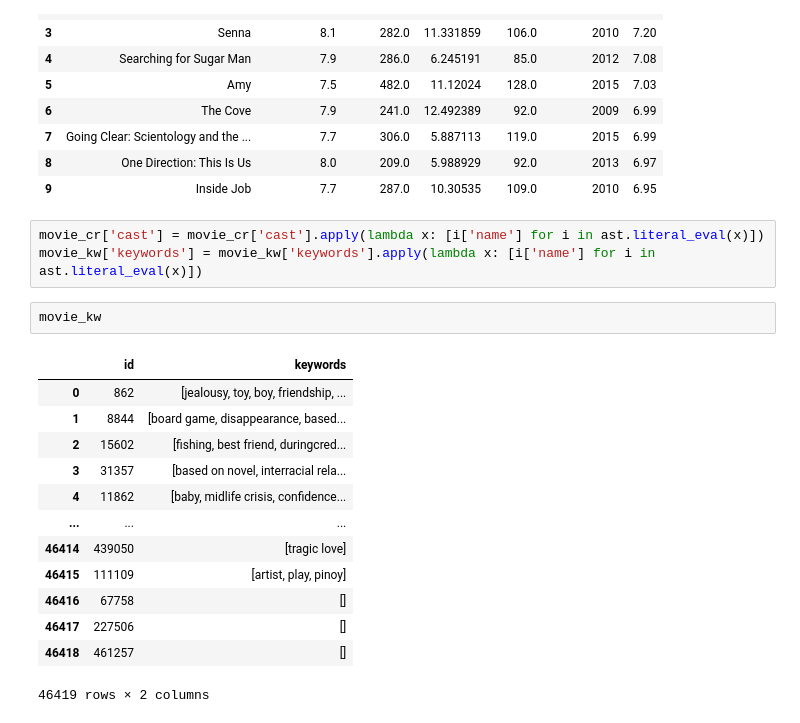
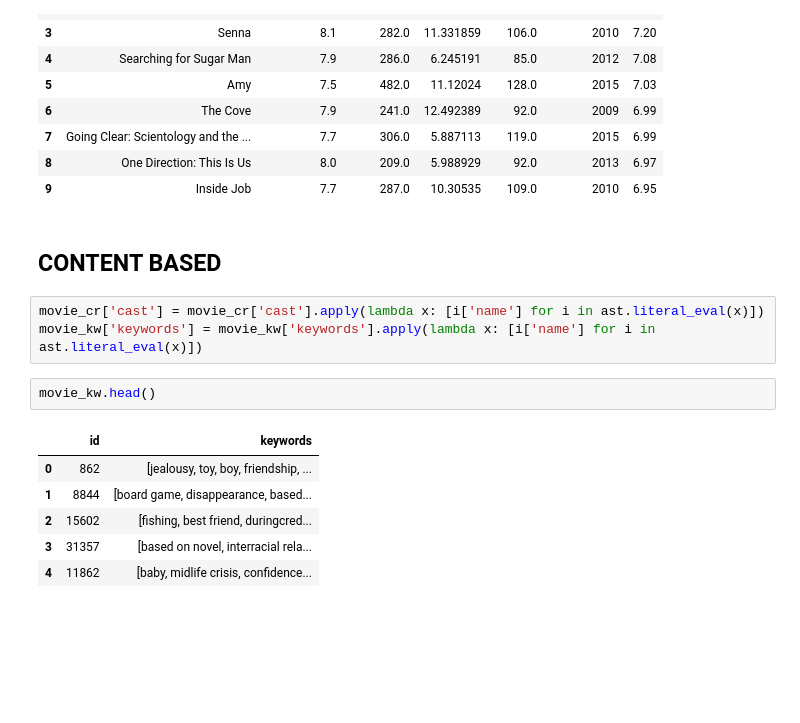
Before and after one commit to TelRich/Movie-Recommender, a Jupyter notebook: movie_recommeder.ipynb, the cells around one changed output. Cells and saved outputs as stored; diff of their text form; blank space fills up the shorter version.

```diff
--- a/movie_recommeder.ipynb
+++ b/movie_recommeder.ipynb
@@ -167,23 +174,18 @@ top_x_genre_movie(gn_movie_md, genre='Documentary', val=10)
 | 7 | Going Clear: Scientology and the ... | 7.7 | 306.0 | 5.887113 | 119.0 | 2015 | 6.99 |
 | 8 | One Direction: This Is Us | 8.0 | 209.0 | 5.988929 | 92.0 | 2013 | 6.97 |
 | 9 | Inside Job | 7.7 | 287.0 | 10.30535 | 109.0 | 2010 | 6.95 |
+# %% [markdown]
+## CONTENT BASED
 # %%
 movie_cr['cast'] = movie_cr['cast'].apply(lambda x: [i['name'] for i in ast.literal_eval(x)])
 movie_kw['keywords'] = movie_kw['keywords'].apply(lambda x: [i['name'] for i in ast.literal_eval(x)])
 # %%
-movie_kw
+movie_kw.head()
 # %% [output]
 |  | id | keywords |
 | 0 | 862 | [jealousy, toy, boy, friendship, ... |
 | 1 | 8844 | [board game, disappearance, based... |
 | 2 | 15602 | [fishing, best friend, duringcred... |
 | 3 | 31357 | [based on novel, interracial rela... |
 | 4 | 11862 | [baby, midlife crisis, confidence... |
-| ... | ... | ... |
-| 46414 | 439050 | [tragic love] |
-| 46415 | 111109 | [artist, play, pinoy] |
-| 46416 | 67758 | [] |
-| 46417 | 227506 | [] |
-| 46418 | 461257 | [] |
-46419 rows × 2 columns
 # %%
```
Also changed, not shown: parts of 16 cells of this notebook.
